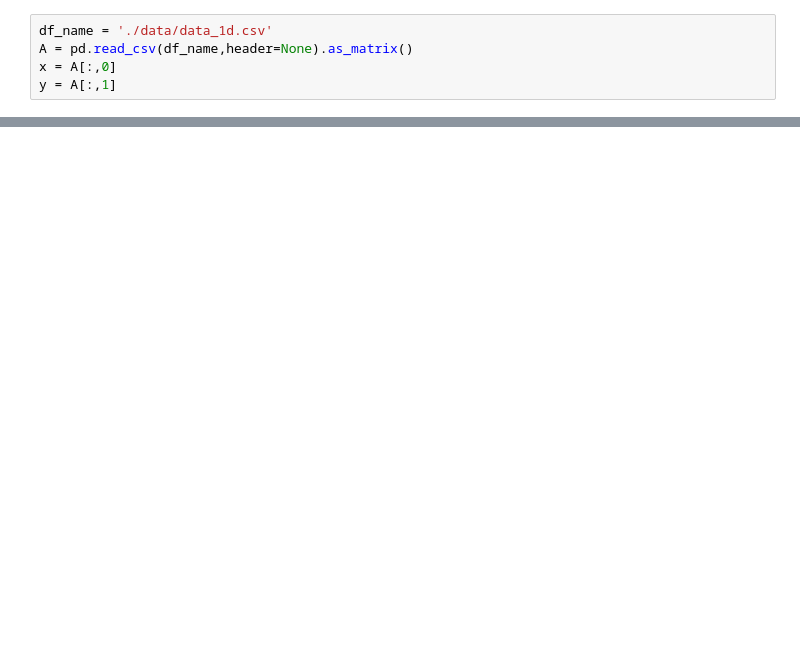
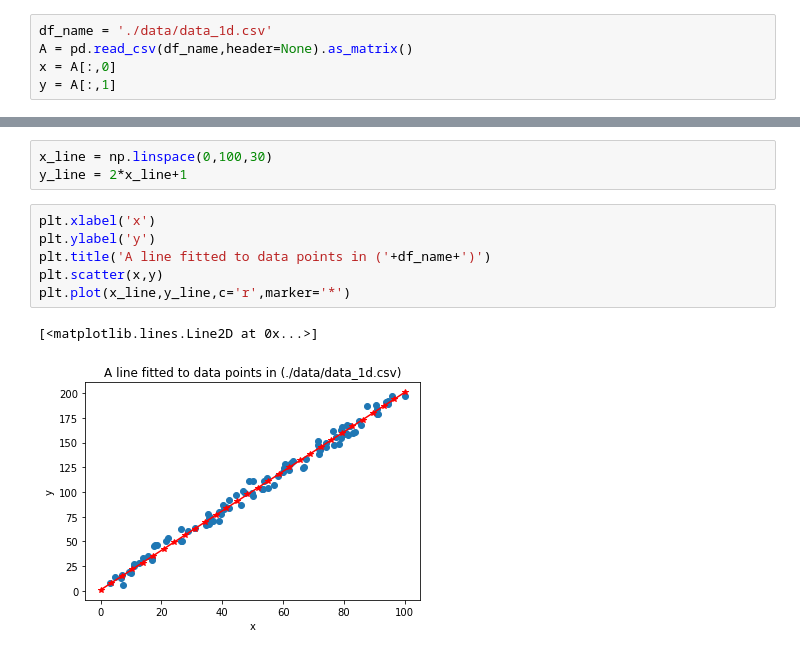
Before and after one commit to ozdemirht/Data-Science, a Jupyter notebook: matplotlib/ex1/example.ipynb, the cells around one changed output, grey strips where cells are left out. Cells and saved outputs as stored; diff of their text form; blank space fills up the shorter version.

Commit message:
revised matplotlib-ex1-example

```diff
--- a/matplotlib/ex1/example.ipynb
+++ b/matplotlib/ex1/example.ipynb
@@ -29,0 +43,12 @@ plt.scatter(x,y)
+# %%
+x_line = np.linspace(0,100,30)
+y_line = 2*x_line+1
+# %%
+plt.xlabel('x')
+plt.ylabel('y')
+plt.title('A line fitted to data points in ('+df_name+')')
+plt.scatter(x,y)
+plt.plot(x_line,y_line,c='r',marker='*')
+# %% [output]
+[<matplotlib.lines.Line2D at 0x...>]
+[figure, added]
```
Also changed, not shown: parts of 6 cells of this notebook.
